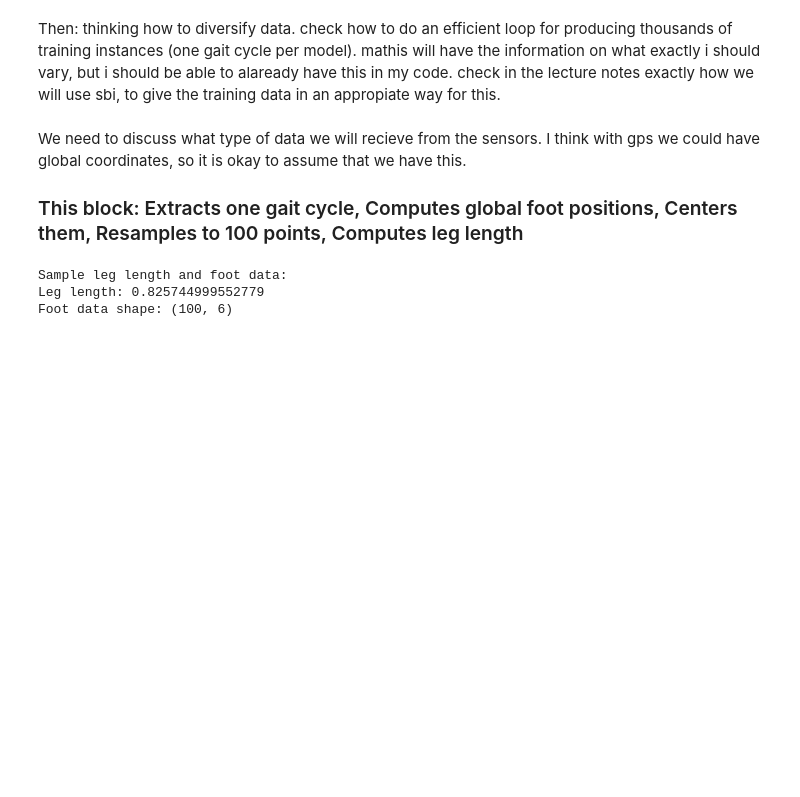
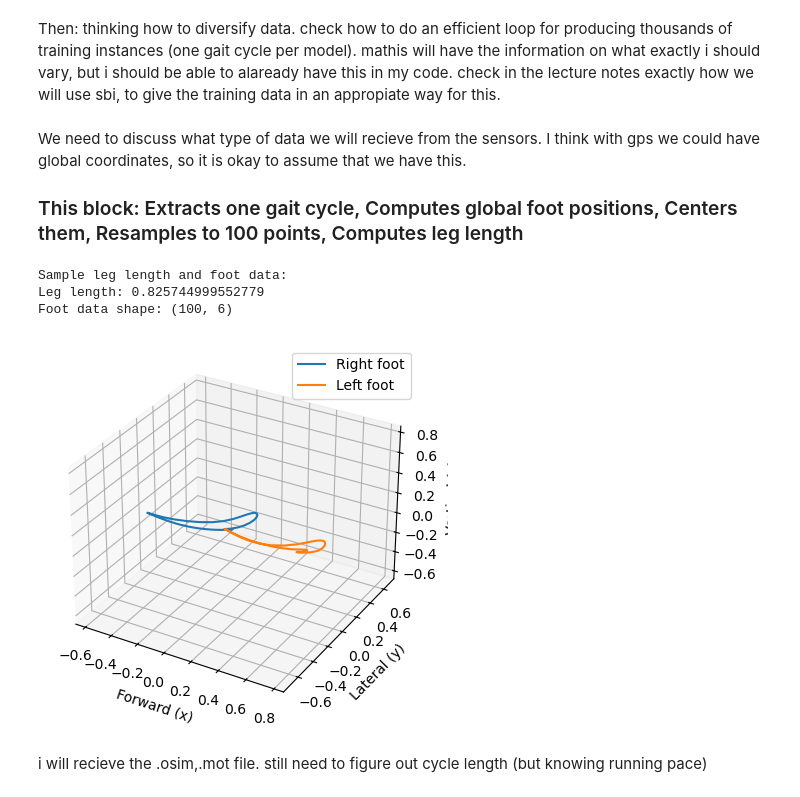
Before and after one commit to laurasaizz/SBI_walking, a Jupyter notebook: trainingdata.ipynb, the cells around one changed output. Drawn from its saved outputs; the diff is of its cells as text; code cells hidden in the pictures; blank space fills up the shorter version.

Commit message:
added plots

```diff
--- a/trainingdata.ipynb
+++ b/trainingdata.ipynb
@@ -319,0 +481,48 @@ Foot data shape: (100, 6)
+# %%
+def set_axes_equal(ax):
+    x_limits = ax.get_xlim3d()
+    y_limits = ax.get_ylim3d()
+    z_limits = ax.get_zlim3d()
+
+    x_range = abs(x_limits[1] - x_limits[0])
+    y_range = abs(y_limits[1] - y_limits[0])
+    z_range = abs(z_limits[1] - z_limits[0])
+
+    x_middle = np.mean(x_limits)
+    y_middle = np.mean(y_limits)
+    z_middle = np.mean(z_limits)
+
+    plot_radius = 0.5 * max([x_range, y_range, z_range])
+
+    ax.set_xlim3d([x_middle - plot_radius, x_middle + plot_radius])
+    ax.set_ylim3d([y_middle - plot_radius, y_middle + plot_radius])
+    ax.set_zlim3d([z_middle - plot_radius, z_middle + plot_radius])
+# %%
+import numpy as np
+import matplotlib.pyplot as plt
+from mpl_toolkits.mplot3d import Axes3D
+
+# example array
+# data shape = (100,6)
+
+# split coordinates
+xr, yr, zr = data[:,0], data[:,2], data[:,1]
+xl, yl, zl = data[:,3], data[:,5], data[:,4]
+
+fig = plt.figure()
+ax = fig.add_subplot(111, projection='3d')
+
+# plot trajectories
+ax.plot(xr, yr, zr, label="Right foot")
+ax.plot(xl, yl, zl, label="Left foot")
+
+ax.set_xlabel("Forward (x)")
+ax.set_ylabel("Lateral (y)")
+ax.set_zlabel("Vertical (z)")
+ax.legend()
+set_axes_equal(ax)
+plt.show()
+# %% [output]
+[figure, added]
+# %% [markdown]
+i will recieve the .osim,.mot file. still need to figure out cycle length (but knowing running pace)
```
Also changed, not shown: parts of 3 cells of this notebook, 1 other file.
